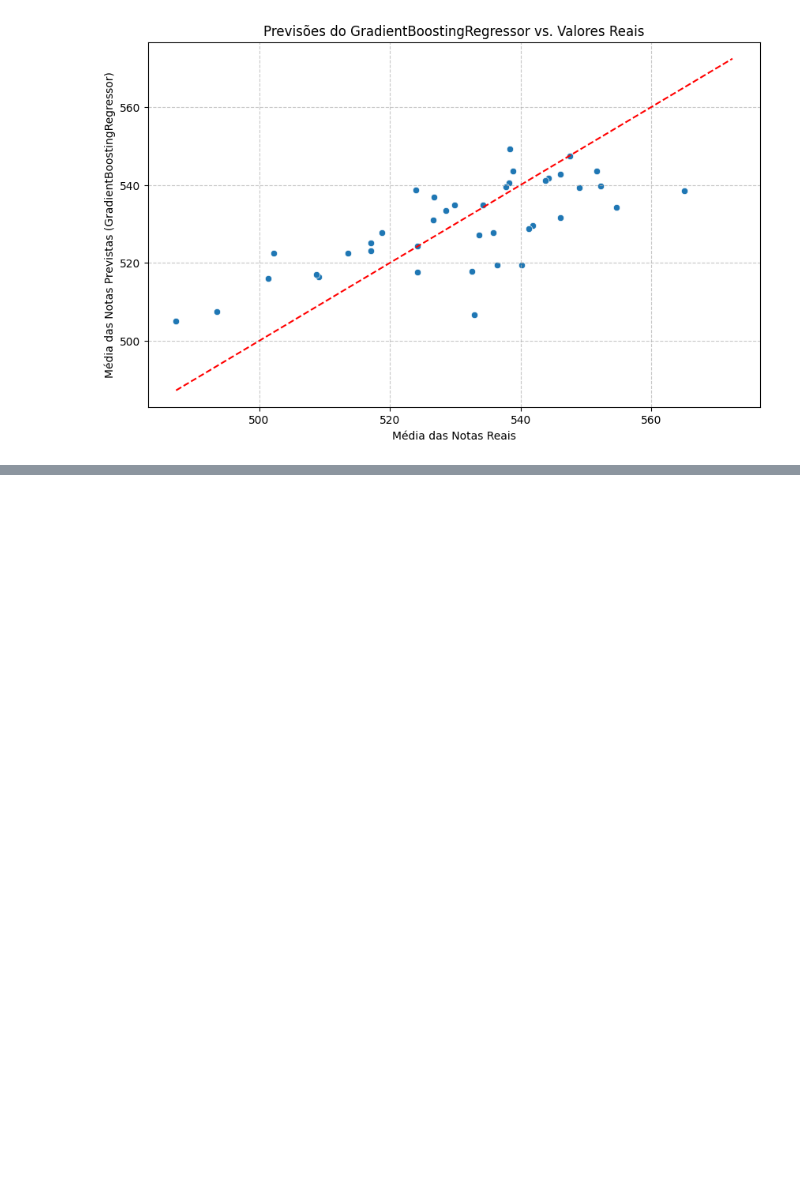
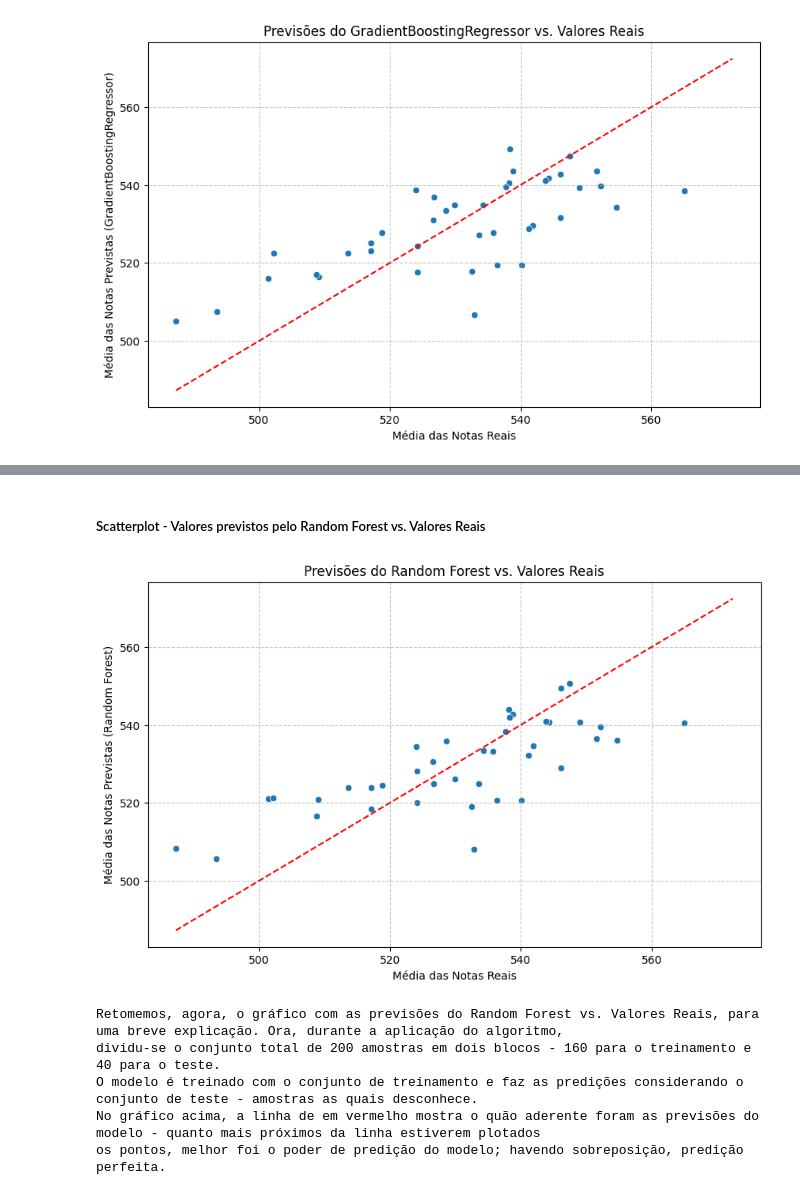
Before and after one commit to fernandolama/tcc_univesp, a Jupyter notebook: tcc_analise_dados.ipynb, the cells around one changed output, grey strips where cells are left out. Drawn from its saved outputs; the diff is of its cells as text; code cells hidden in the pictures; blank space fills up the shorter version.

```diff
--- a/tcc_analise_dados.ipynb
+++ b/tcc_analise_dados.ipynb
@@ -1752 +1885,30 @@ plt.show()
+# %% [markdown]
+##### Scatterplot - Valores previstos pelo Random Forest vs. Valores Reais
+# %%
+import matplotlib.pyplot as plt
+import seaborn as sns
+
+plt.figure(figsize=(10, 6))
+sns.scatterplot(x=y_test, y=y_pred_best_rf)
+plt.xlabel('Média das Notas Reais')
+plt.ylabel('Média das Notas Previstas (Random Forest)')
+plt.title('Previsões do Random Forest vs. Valores Reais')
+plt.plot([y.min(), y.max()], [y.min(), y.max()], 'r--') # Linha de 45 graus para referência
+plt.grid(True, linestyle='--', alpha=0.7)
+plt.show()
+
+print(f"""
+Retomemos, agora, o gráfico com as previsões do Random Forest vs. Valores Reais, para uma breve explicação. Ora, durante a aplicação do algoritmo,
+dividu-se o conjunto total de {y_train.shape[0] + y_test.shape[0]} amostras em dois blocos - {y_train.shape[0]} para o treinamento e {y_test.shape[0]} para o teste.
+O modelo é treinado com o conjunto de treinamento e faz as predições considerando o conjunto de teste - amostras as quais desconhece.
+No gráfico acima, a linha de em vermelho mostra o quão aderente foram as previsões do modelo - quanto mais próximos da linha estiverem plotados
+os pontos, melhor foi o poder de predição do modelo; havendo sobreposição, predição perfeita.
+      """)
+# %% [output]
+[figure, added]
+Retomemos, agora, o gráfico com as previsões do Random Forest vs. Valores Reais, para uma breve explicação. Ora, durante a aplicação do algoritmo,
+dividu-se o conjunto total de 200 amostras em dois blocos - 160 para o treinamento e 40 para o teste.
+O modelo é treinado com o conjunto de treinamento e faz as predições considerando o conjunto de teste - amostras as quais desconhece.
+No gráfico acima, a linha de em vermelho mostra o quão aderente foram as previsões do modelo - quanto mais próximos da linha estiverem plotados
+os pontos, melhor foi o poder de predição do modelo; havendo sobreposição, predição perfeita.
 # %% [markdown]
```
Also changed, not shown: parts of 70 cells of this notebook, 1 other file.
